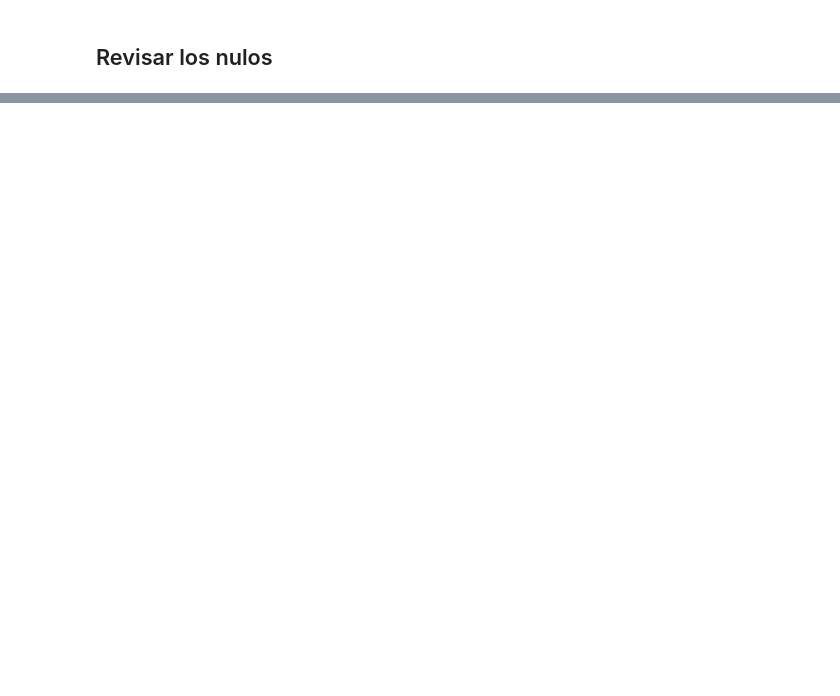
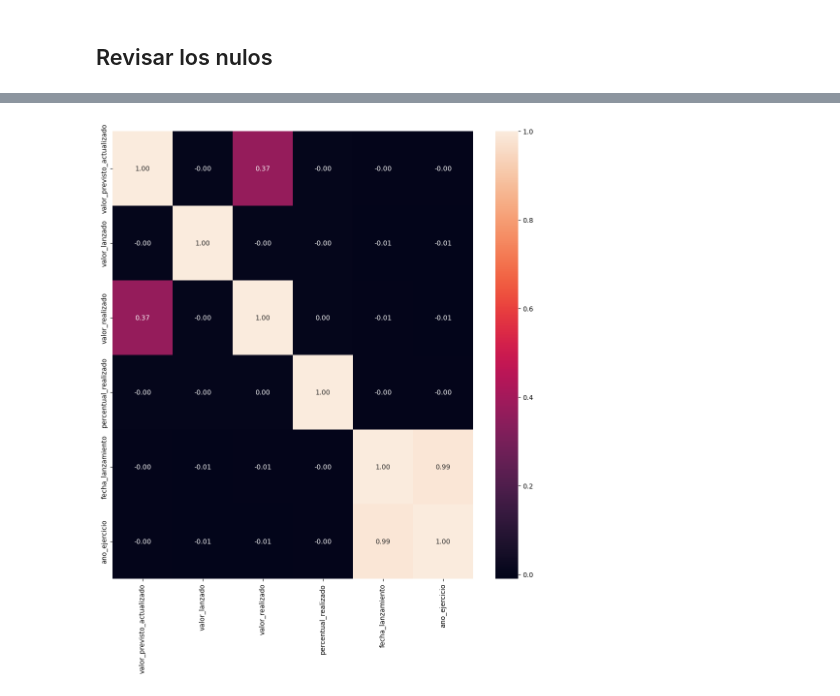
Before and after one commit to javisotogis/02Proyecto-Brasil, a Jupyter notebook: brasil-eda.ipynb, the cells around one changed output, grey strips where cells are left out. Saved outputs shown, nothing was run; the diff lists cells and outputs as text; code cells hidden in the pictures; blank space fills up the shorter version.

```diff
--- a/brasil-eda.ipynb
+++ b/brasil-eda.ipynb
@@ -180,7 +186,7 @@ memory usage: 133.1+ MB
 # %%
 #df_all.isna().sum()
 
-df_all.info()
+#df_all.info()
 
 #null_mask = df_all.isnull().any(axis=1)
 #null_rows = df_all[null_mask]
@@ -204,6 +210,10 @@ df_all['percentual_realizado'] = df_all['percentual_realizado'].astype('float')
 
 df_all['ano_ejercicio'] = df_all['ano_ejercicio'].astype('int')
 
+df_all['codigo_organo_superior'] = df_all['codigo_organo_superior'].astype('str')
+df_all['codigo_organo'] = df_all['codigo_organo'].astype('str')
+df_all['codigo_unidad_gestora'] = df_all['codigo_unidad_gestora'].astype('str')
+
 df_all['fecha_lanzamiento'] = pd.to_datetime(df_all['fecha_lanzamiento'], format="%d/%m/%Y")
 
 #df_porcentaje_uniques = df_all['PORCENTAJE REALIZADO'].unique()
@@ -243,0 +313,6 @@ NameError: name 'df_all' is not defined
+# %%
+# https://www.w3schools.com/python/pandas/ref_df_dropna.asp#:~:text=The%20dropna()%20method%20removes,in%20the%20original%20DataFrame%20instead.
+
+df_all = df_all.dropna()
+
+df_all.info()
@@ -243,0 +428,4 @@ NameError: name 'df_all' is not defined
+# %%
+
+df_floats_call = df_all[list(df_all.select_dtypes(['float','datetime64','int']).columns)].corr()
+df_floats_call
@@ -243,0 +440,7 @@ NameError: name 'df_all' is not defined
+# %%
+## https://stackoverflow.com/questions/54506626/how-to-understand-seaborns-heatmap-annotation-format
+fig, ax = plt.subplots(figsize=(12,12))
+sns.heatmap((df_floats_call), annot = True,fmt=".2f",ax=ax)  ## que ponga las etiquetas y 2 decimales
+plt.show()
+# %% [output]
+[figure, added]
```
Also changed, not shown: parts of 35 cells of this notebook, 7 other files.
